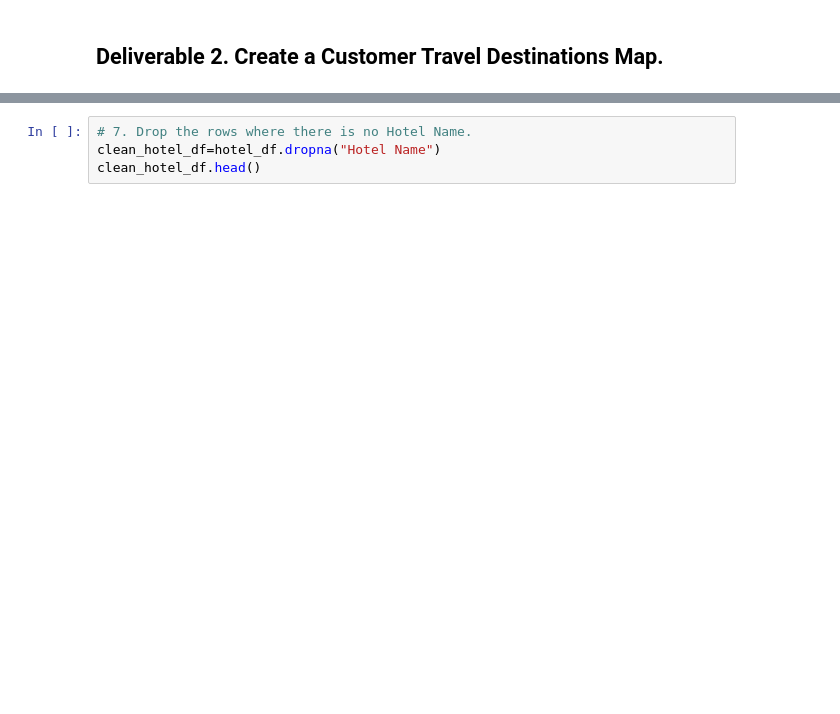
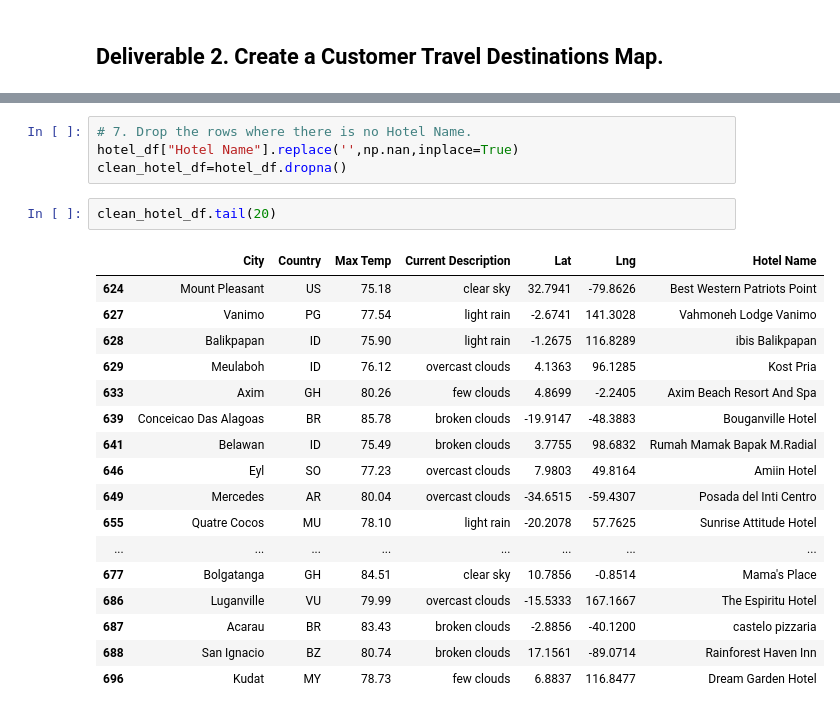
Before and after one commit to ginaikramer/World_Weather_Analysis, a Jupyter notebook: Vacation_Search/Vacation_Search.ipynb, the cells around one changed output, grey strips where cells are left out. Cells and saved outputs as stored; diff of their text form; blank space fills up the shorter version.

```diff
--- a/Vacation_Search/Vacation_Search.ipynb
+++ b/Vacation_Search/Vacation_Search.ipynb
@@ -74,4 +191,24 @@ for index, row in hotel_df.iterrows():
 # %%
 # 7. Drop the rows where there is no Hotel Name.
-clean_hotel_df=hotel_df.dropna("Hotel Name")
-clean_hotel_df.head()
+hotel_df["Hotel Name"].replace('',np.nan,inplace=True)
+clean_hotel_df=hotel_df.dropna()
+# %%
+clean_hotel_df.tail(20)
+# %% [output]
+|  | City | Country | Max Temp | Current Description | Lat | Lng | Hotel Name |
+| 624 | Mount Pleasant | US | 75.18 | clear sky | 32.7941 | -79.8626 | Best Western Patriots Point |
+| 627 | Vanimo | PG | 77.54 | light rain | -2.6741 | 141.3028 | Vahmoneh Lodge Vanimo |
+| 628 | Balikpapan | ID | 75.90 | light rain | -1.2675 | 116.8289 | ibis Balikpapan |
+| 629 | Meulaboh | ID | 76.12 | overcast clouds | 4.1363 | 96.1285 | Kost Pria |
+| 633 | Axim | GH | 80.26 | few clouds | 4.8699 | -2.2405 | Axim Beach Resort And Spa |
+| 639 | Conceicao Das Alagoas | BR | 85.78 | broken clouds | -19.9147 | -48.3883 | Bouganville Hotel |
+| 641 | Belawan | ID | 75.49 | broken clouds | 3.7755 | 98.6832 | Rumah Mamak Bapak M.Radial |
+| 646 | Eyl | SO | 77.23 | overcast clouds | 7.9803 | 49.8164 | Amiin Hotel |
+| 649 | Mercedes | AR | 80.04 | overcast clouds | -34.6515 | -59.4307 | Posada del Inti Centro |
+| 655 | Quatre Cocos | MU | 78.10 | light rain | -20.2078 | 57.7625 | Sunrise Attitude Hotel |
+| ... | ... | ... | ... | ... | ... | ... | ... |
+| 677 | Bolgatanga | GH | 84.51 | clear sky | 10.7856 | -0.8514 | Mama's Place |
+| 686 | Luganville | VU | 79.99 | overcast clouds | -15.5333 | 167.1667 | The Espiritu Hotel |
+| 687 | Acarau | BR | 83.43 | broken clouds | -2.8856 | -40.1200 | castelo pizzaria |
+| 688 | San Ignacio | BZ | 80.74 | broken clouds | 17.1561 | -89.0714 | Rainforest Haven Inn |
+| 696 | Kudat | MY | 78.73 | few clouds | 6.8837 | 116.8477 | Dream Garden Hotel |
```
Also changed, not shown: parts of 15 cells of this notebook, 7 other files.
